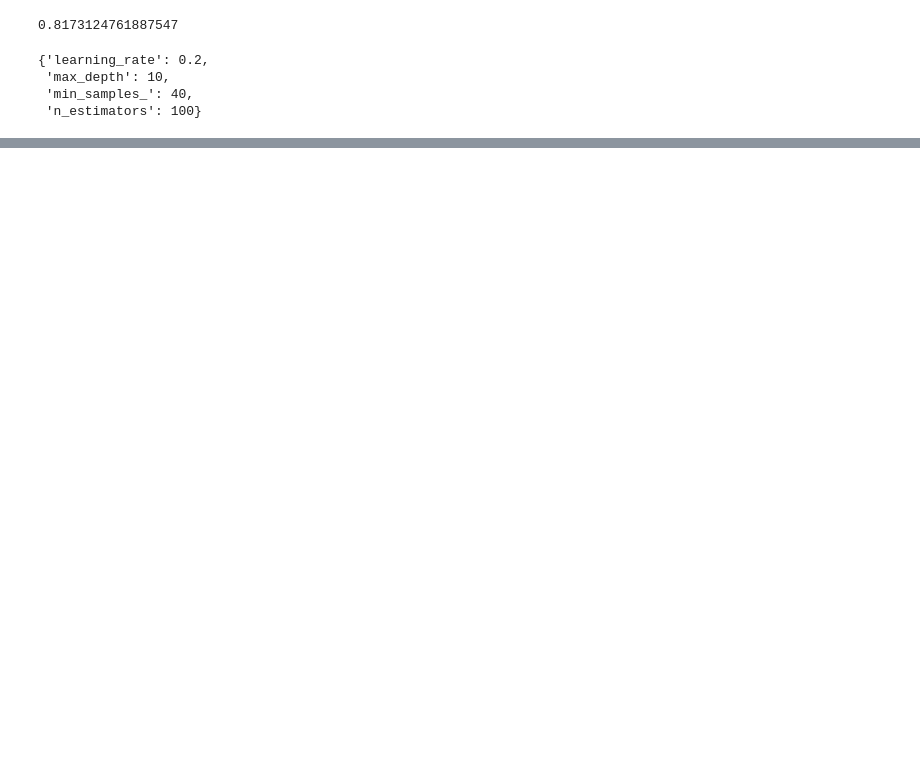
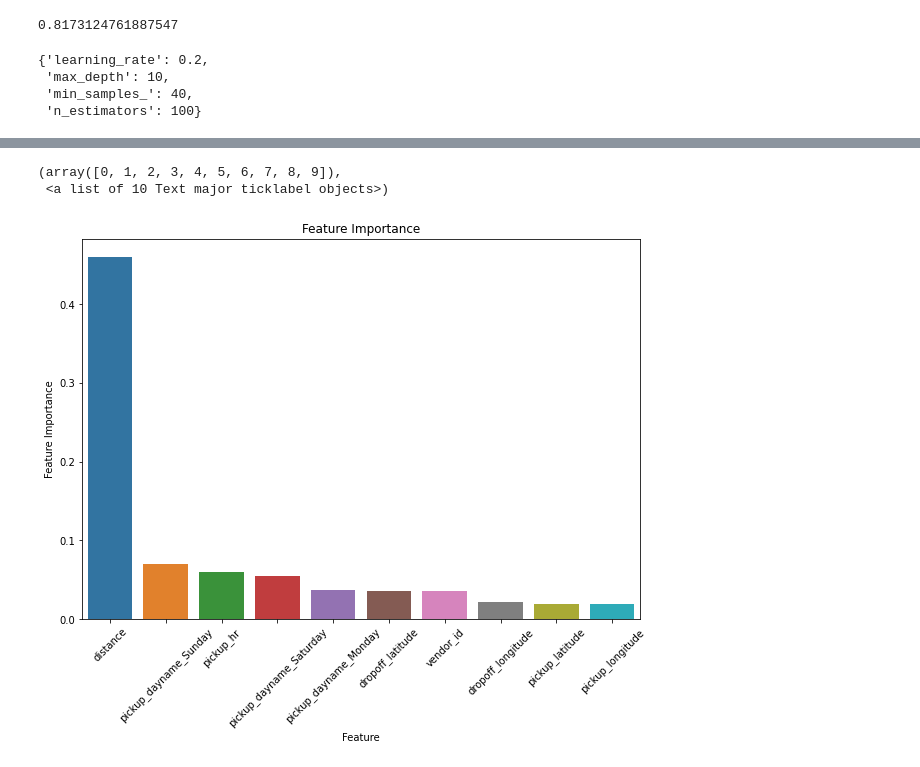
Before and after one commit to shreesha2304/NYC-Taxi-Trip-Time-Prediction, a Jupyter notebook: NYC_Taxi_Trip_Time_Prediction_Capstone_Project.ipynb, the cells around one changed output, grey strips where cells are left out. Cells and saved outputs as stored; diff of their text form; code cells hidden in the pictures; blank space fills up the shorter version.

```diff
--- a/NYC_Taxi_Trip_Time_Prediction_Capstone_Project.ipynb
+++ b/NYC_Taxi_Trip_Time_Prediction_Capstone_Project.ipynb
@@ -1255,0 +1364,2 @@ from sklearn.model_selection import GridSearchCV
+# %%
+best_xgb=xgb_grid.best_estimator_
@@ -1255,0 +1374,18 @@ from sklearn.model_selection import GridSearchCV
+# %%
+importances = best_xgb.feature_importances_
+
+importance_dict = {'Feature' : list(X.columns),
+                   'Feature Importance' : importances}
+
+importance_df = pd.DataFrame(importance_dict)
+# %%
+importance_df.sort_values('Feature Importance',ascending=False,inplace=True)
+# %%
+plt.figure(figsize=(10,7))
+sns.barplot(data=importance_df[:10], y='Feature Importance',x='Feature')
+plt.title('Feature Importance')
+plt.xticks(rotation=45)
+# %% [output]
+(array([0, 1, 2, 3, 4, 5, 6, 7, 8, 9]),
+ <a list of 10 Text major ticklabel objects>)
+[figure, added]
```
Also changed, not shown: parts of 24 cells of this notebook.
